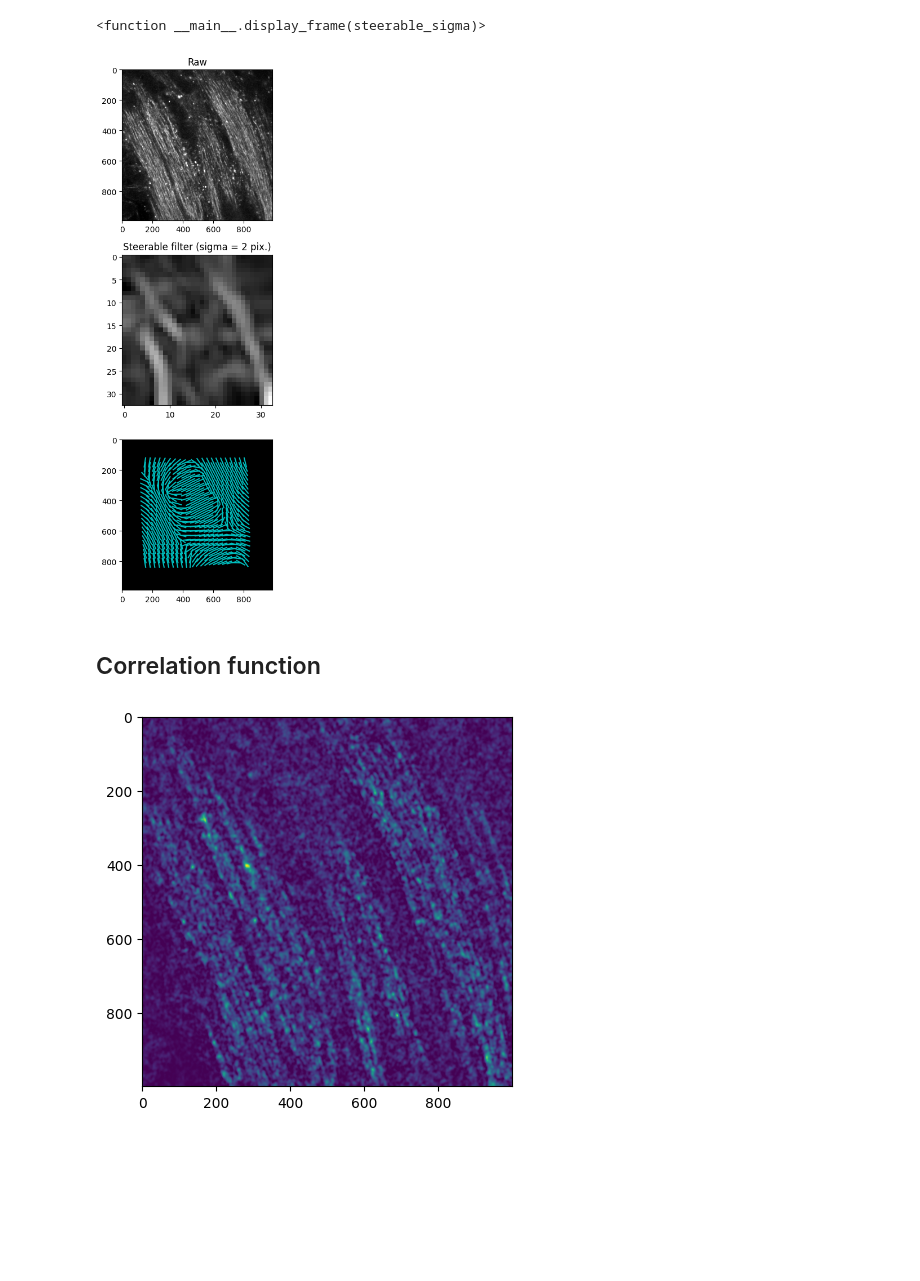
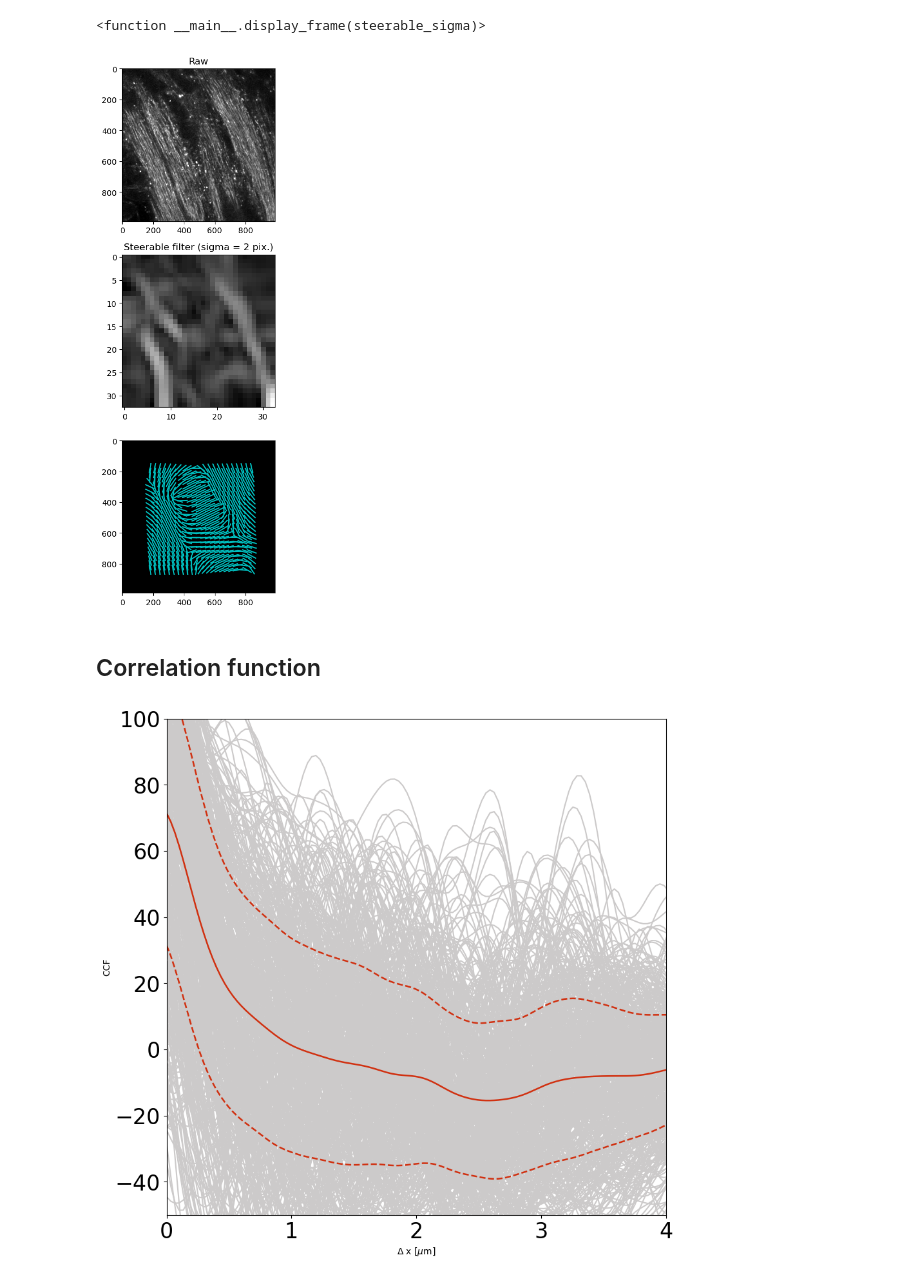
Before and after one commit to Roland0206/Capstone, a Jupyter notebook: test.ipynb, the cells around one changed output. Saved outputs shown, nothing was run; the diff lists cells and outputs as text; code cells hidden in the pictures; blank space fills up the shorter version.

Commit message:
compared some values, correlation wrong compared with matlab

```diff
--- a/test.ipynb
+++ b/test.ipynb
@@ -407,6 +405,9 @@ interactive(children=(IntSlider(value=2, description='Steerable_Sigma', max=4, s
 #change steerable sigma if needed
 Steerable_Sigma = 2
 # %%
+import matplotlib.style as style
+style.use('default')
+
 # Top Hat Transformation
 #Raw_Tophat = white_tophat(Raw_BGSub, selem=disk(Tophat_Sigma))
 
@@ -415,6 +416,7 @@ selem = disk(Tophat_Sigma)
 
 # Perform the top-hat transformation
 Raw_Tophat = white_tophat(Raw_BGSub, selem)
+np.savetxt("comparison/Raw_Tophat.csv", Raw_Tophat, delimiter=",", fmt='%f')
 
 # Measure Local Nematic Order
 
@@ -440,13 +442,13 @@ AngleMap = np.zeros((nGridY, nGridX))
 for i in range(nGridY):
     for j in range(nGridX):
         if Raw_ROIsMask[i, j] == 1:
-            Crop = rot[i-(Pad_Angle-1):i+Pad_Angle, j-(Pad_Angle-1):j+Pad_Angle, :]
+            Crop = rot[i-(Pad_Angle-1):i+(Pad_Angle), j-(Pad_Angle-1):j+(Pad_Angle), :]
             idxMax = np.full(Crop.shape[2], np.nan)
             for k in range(Crop.shape[2]):
                 temp = Crop[:, :, k]
                 idxMax[k] = np.nanmean(temp)
             M, I = np.nanmax(idxMax), np.nanargmax(idxMax)
-            AngleMap[i, j] = I
+            AngleMap[i, j] = I+1
 
 # save anglemap as csv
 np.savetxt("comparison/AngleMap.csv", AngleMap, delimiter=",", fmt='%f')
@@ -459,18 +461,35 @@ plt.title('Raw')
 plt.subplot(3, 1, 2)
 plt.imshow(res, cmap='gray', vmin=np.min(res), vmax=np.max(res))
 plt.title(f'Steerable filter (sigma = {Steerable_Sigma} pix.)')
+np.savetxt("comparison/Res.csv", res, delimiter=",", fmt='%f')
+
 
 Raw_new = np.ones((raw.shape[0], raw.shape[1]))
 plt.subplot(3, 1, 3)
 plt.imshow(Raw_new, cmap='gray', vmin=qLow, vmax=qHigh)
+
+#fig, ax = plt.subplots()  # Create a new figure with a subplot
+#plt.imshow(Raw_new, cmap='gray', vmin=qLow, vmax=qHigh)
+
+# Initialize an empty DataFrame to store xi and yi values
+tmp_1 = pd.DataFrame(columns=['x1', 'x2', 'y1', 'y2'])
 for i in range(nGridY):
     for j in range(nGridX):
         if Raw_ROIsMask[i, j] == 1:
             Angle = AngleMap[i, j]
             k = 0
-            xi = ROI_Size*j + ROI_Size * np.array([-1, 1]) * np.cos((90-Angle)*-1*np.pi/180) + k*np.cos(Angle*np.pi/180)
-            yi = ROI_Size*i + ROI_Size * np.array([-1, 1]) * np.sin((90-Angle)*-1*np.pi/180) + k*np.sin(Angle*np.pi/180)
+            xi = ROI_Size*(j+1) + ROI_Size * np.array([-1, 1]) * np.cos((90-Angle)*-1*np.pi/180) + k*np.cos(Angle*np.pi/180)
+            yi = ROI_Size*(i+1) + ROI_Size * np.array([-1, 1]) * np.sin((90-Angle)*-1*np.pi/180) + k*np.sin(Angle*np.pi/180)
             plt.plot(xi, yi, 'c')
+            # Append xi and yi values to the DataFrame
+            tmp_1 = pd.concat([tmp_1, pd.DataFrame({'x1':[xi[0]], 'y1':[yi[0]], 'x2':[xi[1]], 'y2':[yi[1]]})], ignore_index=True)
+
+# Save the DataFrame to a CSV file
+tmp_1.to_csv('comparison/xi_yi_values.csv', index=False)
+
+# Save the subplot as a high-resolution PDF
+#fig.savefig('comparison/subplot.pdf', format='pdf', dpi=300)
+
 plt.tight_layout()
 plt.show()
 
@@ -480,10 +499,11 @@ plt.show()
 #Parameters = np.array([GBlur_Sigma, Mask_Thresh, ROI_Size, ROI_Thresh, Tophat_Sigma, Steerable_Sigma])
 #Parameters = pd.DataFrame(Parameters, index=['GBlur_Sigma', 'Mask_Thresh', 'ROI_Size', 'ROI_Thresh', 'Tophat_Sigma', 'Steerable_Sigma'])
 # %% [output]
-[figure, old version]
+[figure, new version]
 # %% [markdown]
 ## Correlation function
 # %%
+
 # Choose the channels
 frame1 = 0  # channel for first substrate
 frame2 = 3  # channel for second substrate
@@ -497,8 +517,8 @@ raw1_BGSub = gaussian_filter(raw1, sigma=GBlur_Sigma)
 selem1 = disk(Tophat_Sigma)
 raw1_Tophat = white_tophat(raw1_BGSub, selem1)
 # plot raw1_Tophat
-plt.imshow(raw1_Tophat)
-plt.show()
+#plt.imshow(raw1_Tophat)
+#plt.show()
 
 raw2_BGSub = gaussian_filter(raw, sigma=GBlur_Sigma)
 selem2 = disk(Tophat_Sigma)
@@ -519,7 +539,7 @@ fig, ax = plt.subplots(figsize=(10, 10))
 for i in range(nGridY):
     for j in range(nGridX):
         if Raw_ROIsMask[i, j] == 1:
-            Angle = AngleMap[i, j]+1
+            Angle = AngleMap[i, j]
             ccf = np.zeros(2*maxlag+1)
             var1 = 0
             var2 = 0
@@ -531,39 +551,43 @@ for i in range(nGridY):
                 yi = ROI_Size*(i+1) + max_dist*dir*np.sin((90-Angle)*-1*np.pi/180) + k*np.sin(Angle*np.pi/180)
                 linescan1 = profile_line(raw1_Tophat, (xi[0],yi[0]), (xi[1],yi[1]), linewidth=2*max_dist+1)
                 linescan2 = profile_line(raw2_Tophat, (xi[0],yi[0]), (xi[1],yi[1]), linewidth=2*max_dist+1)
+                if len(linescan1) > 2*max_dist+1:
+                    linescan1 = linescan1[:2*max_dist+1]
+                    linescan2 = linescan2[:2*max_dist+1]
 
                 linescan1_mean = np.mean(linescan1)
                 linescan1 -= linescan1_mean
                 linescan2_mean = np.mean(linescan2)
                 linescan2 -= linescan2_mean
 
-                ccf += correlate(linescan1, linescan2, mode='full', method='direct') / (2*kmax+1)
+                tmp = correlate(linescan1, linescan2, mode='full', method='direct') / (2*kmax+1)
+
+                ccf += tmp
                 var1 += np.var(linescan1) / (2*kmax+1)
                 var2 += np.var(linescan2) / (2*kmax+1)
 
             ccf /= np.sqrt(var1 * var2)
             ccf_all[i*nGridX+j, :] = ccf
 
             maxlag_plot = len(linescan1) - 1
             lags = np.arange(-maxlag, maxlag+1) * pixSize
-            ind = np.arange(maxlag_plot, 2*maxlag_plot+1)
+            ind = np.arange(maxlag_plot, min(2*maxlag_plot+1, len(ccf), len(lags)))
             ax.plot(lags[ind], ccf[ind], color='#cccaca')
-ax.xlabel('\Delta x [um]')
-ax.ylabel('CCF')
-ax.title('CCF (unbiased, normalized)')
+ax.set_xlabel(r'$\Delta$ x [$\mu$m]')
+ax.set_xlim(0,corr_length)
+ax.set_ylim(-50,100)
+ax.set_ylabel('CCF')
 
 
 # Find the valid CCFs/ACFs and calculate the mean
 ccf_all_valid = ccf_all[~np.isnan(ccf_all).any(axis=1)]
 mean_ccf = np.mean(ccf_all_valid, axis=0)
 std_mean_ccf = np.std(ccf_all_valid, axis=0, ddof=1)
 
 ax.plot(lags[ind], mean_ccf[ind], '-', color='#d13111', linewidth=1.8)
 ax.plot(lags[ind], mean_ccf[ind] - std_mean_ccf[ind], '--', color='#d13111', linewidth=1.8)
 ax.plot(lags[ind], mean_ccf[ind] + std_mean_ccf[ind], '--', color='#d13111', linewidth=1.8)
-ax.ylim([-0.5, 1])
-ax.xlim([0, corr_length])
-ax.tick_params(labelsize=24)
+
 plt.show()
 # %% [output]
-[figure, old version]
+[figure, new version]
```
Also changed, not shown: parts of 3 cells of this notebook, 17 other files.
